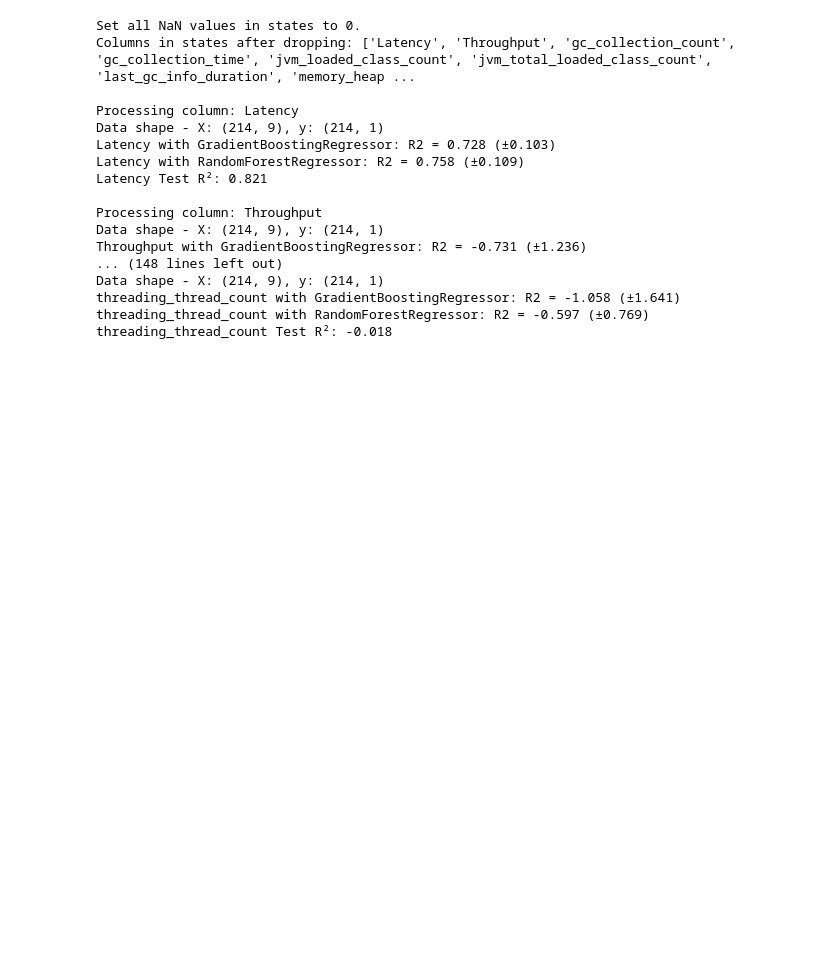
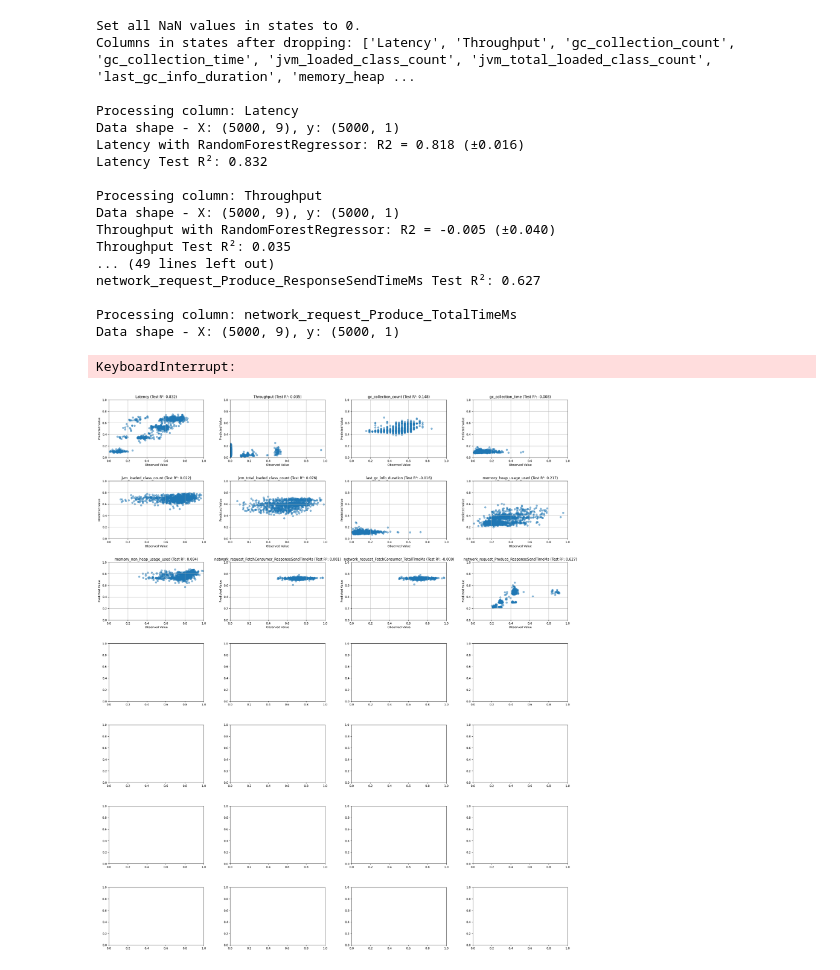
Before and after one commit to eetti/stream2gym_, a Jupyter notebook: emulator copy.ipynb, the cells around one changed output. Cells and saved outputs as stored; diff of their text form; code cells hidden in the pictures; blank space fills up the shorter version.

Commit message:
experiment results from model training

```diff
--- a/emulator copy.ipynb
+++ b/emulator copy.ipynb
@@ -107,7 +107,7 @@ for i, col in enumerate(states.columns):
 
     # Split data
     X_train, X_test, y_train, y_test = train_test_split(
-        X, y, test_size=0.2, random_state=10000
+        X, y, test_size=0.2, random_state=1000
     )
 
     # Scale features and target
@@ -139,10 +139,10 @@ for i, col in enumerate(states.columns):
     rf = RandomForestRegressor(
         n_estimators=100, max_depth=10, random_state=1000, n_jobs=-1
     )
-    gb = GradientBoostingRegressor(
-        n_estimators=100, max_depth=3, random_state=1000
-    )
-    models = [gb, rf]
+    # gb = GradientBoostingRegressor(
+    #     n_estimators=100, max_depth=3, random_state=1000
+    # )
+    models = [rf]
 
     for model in models:
         try:
@@ -178,44 +178,46 @@ for i, col in enumerate(states.columns):
     test_r2 = r2_score(y_test, y_predict)
     print(f"{col} Test R²: {test_r2:.3f}")
 
     # Plot results
     r = int(i / ncols)
     c = int(i % ncols)
     ax[r][c].set_xlim(0, 1)
     ax[r][c].set_ylim(0, 1)
     ax[r][c].set_title(f"{col} (Test R²: {test_r2:.3f})")
     ax[r][c].set_xlabel('Observed Value')
     ax[r][c].set_ylabel('Predicted Value')
     ax[r][c].grid()
     ax[r][c].scatter(y_test, y_predict, alpha=0.5)
 
 # Hide empty subplots
 for i in range(len(states.columns), nrows * ncols):
     r = int(i / ncols)
     c = int(i % ncols)
     ax[r][c].set_visible(False)
 
 # Save the figure
 plt.savefig('results.png', dpi=300, bbox_inches='tight')
 plt.close()
 # %% [output]
 Set all NaN values in states to 0.
 Columns in states after dropping: ['Latency', 'Throughput', 'gc_collection_count', 'gc_collection_time', 'jvm_loaded_class_count', 'jvm_total_loaded_class_count', 'last_gc_info_duration', 'memory_heap ...
 
 Processing column: Latency
-Data shape - X: (214, 9), y: (214, 1)
-Latency with GradientBoostingRegressor: R2 = 0.728 (±0.103)
-Latency with RandomForestRegressor: R2 = 0.758 (±0.109)
-Latency Test R²: 0.821
+Data shape - X: (5000, 9), y: (5000, 1)
+Latency with RandomForestRegressor: R2 = 0.818 (±0.016)
+Latency Test R²: 0.832
 
 Processing column: Throughput
-Data shape - X: (214, 9), y: (214, 1)
-Throughput with GradientBoostingRegressor: R2 = -0.731 (±1.236)
-... (148 lines left out)
-Data shape - X: (214, 9), y: (214, 1)
-threading_thread_count with GradientBoostingRegressor: R2 = -1.058 (±1.641)
-threading_thread_count with RandomForestRegressor: R2 = -0.597 (±0.769)
-threading_thread_count Test R²: -0.018
+Data shape - X: (5000, 9), y: (5000, 1)
+Throughput with RandomForestRegressor: R2 = -0.005 (±0.040)
+Throughput Test R²: 0.035
+... (49 lines left out)
+network_request_Produce_ResponseSendTimeMs Test R²: 0.627
+
+Processing column: network_request_Produce_TotalTimeMs
+Data shape - X: (5000, 9), y: (5000, 1)
+KeyboardInterrupt:
+[figure, added]
 # %%
 # Construct env prediction model using RF or GB
 from sklearn.preprocessing import MinMaxScaler
```
Also changed, not shown: parts of 4 cells of this notebook, 3 other files.
